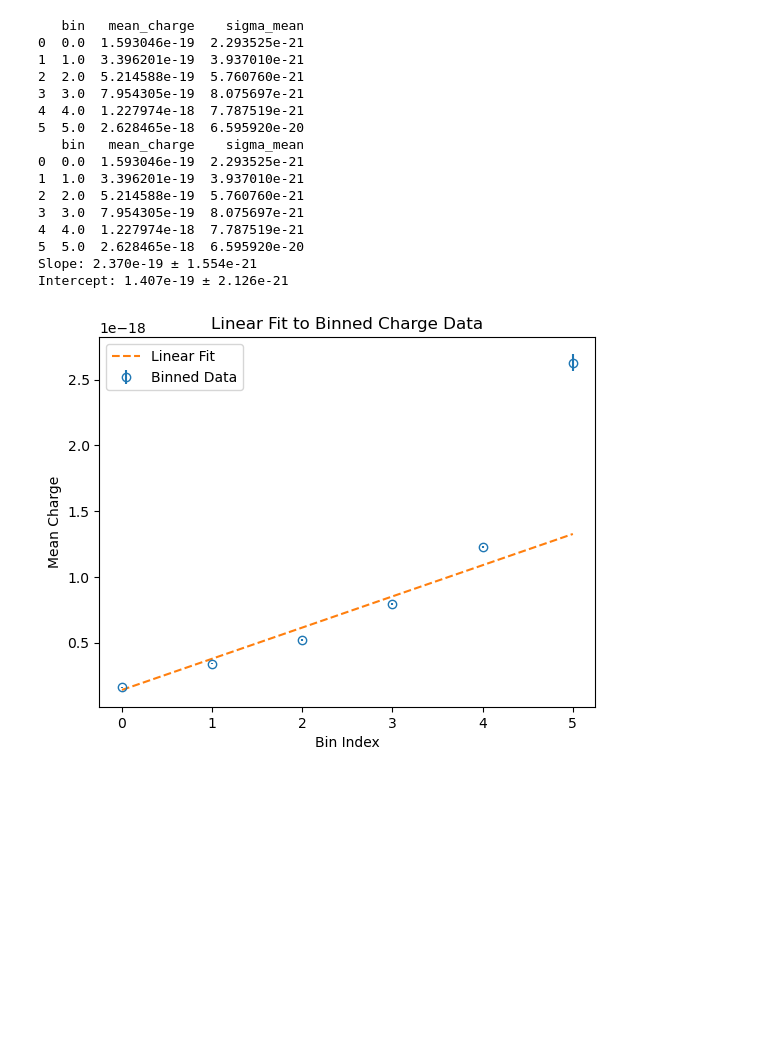
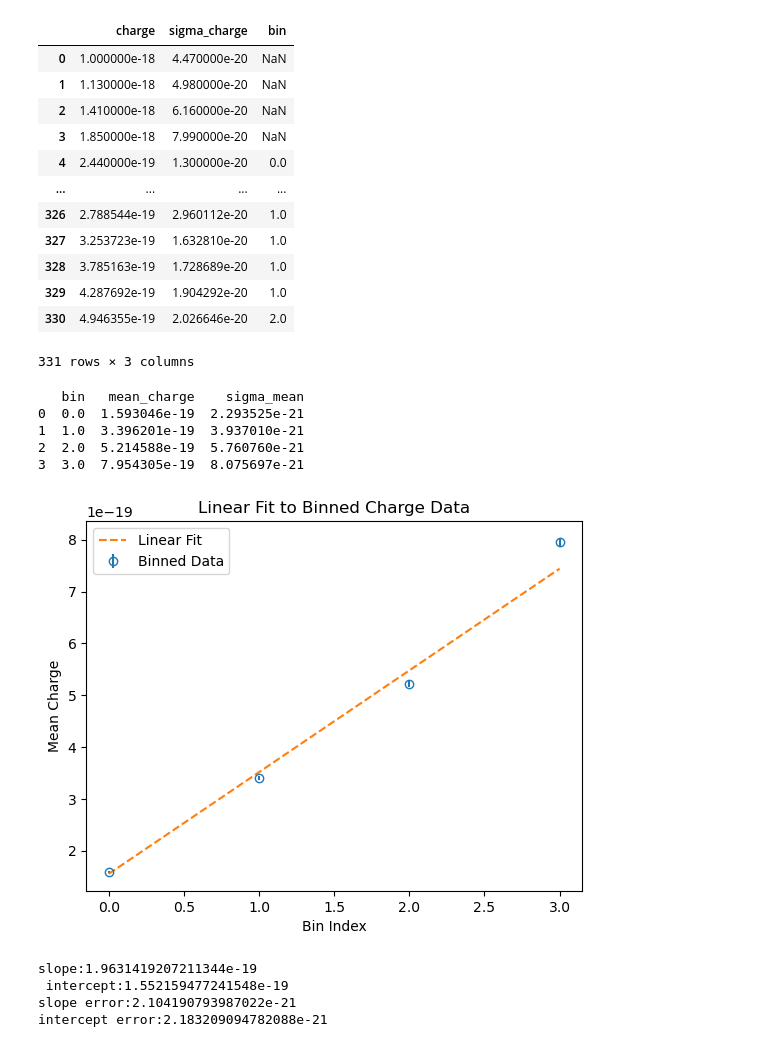
Before and after one commit to Steinburglar/advanced_exp, a Jupyter notebook: FAFO/TestLucas.ipynb, the cells around one changed output. Saved outputs shown, nothing was run; the diff lists cells and outputs as text; code cells hidden in the pictures; blank space fills up the shorter version.

Commit message:
fixed cm correction in velocities, ran combined data analysis

```diff
--- a/FAFO/TestLucas.ipynb
+++ b/FAFO/TestLucas.ipynb
@@ -39,6 +39,7 @@ array([9.02085938e-17, 2.44814385e-16])
 # %%
 class_q, class_sigma_q = dl.load_class_charges("/home/lucas/repos/advanced_exp/Databases/combined_droplets_data.csv")
+print(len(class_q))
 min_x = ideogram(class_q, 1.5*class_sigma_q)
-#min_x = np.delete(min_x, 7)
+min_x = np.delete(min_x, [5,6])
 print(min_x)
 # %% [output]
@@ -48,32 +50,35 @@ print(min_x)
-# %%
-binned_df = bin_charges(class_q, class_sigma_q, min_x)
-bin_means = weighted_average(binned_df)
-print(bin_means)
-bin_means_trim = bin_means.iloc[:]
-print(bin_means_trim)
-slope, intercept, slope_error, intercept_error = linear_fit(bin_means_trim)
-
-# Print results
-print(f"Slope: {slope:.3e} ± {slope_error:.3e}")
-print(f"Intercept: {intercept:.3e} ± {intercept_error:.3e}")
-
-# Plot the results
-plot_binned_data(bin_means_trim, slope, intercept)
-# %% [output]
-   bin   mean_charge    sigma_mean
-0  0.0  1.593046e-19  2.293525e-21
-1  1.0  3.396201e-19  3.937010e-21
-2  2.0  5.214588e-19  5.760760e-21
-3  3.0  7.954305e-19  8.075697e-21
-4  4.0  1.227974e-18  7.787519e-21
-5  5.0  2.628465e-18  6.595920e-20
-   bin   mean_charge    sigma_mean
-0  0.0  1.593046e-19  2.293525e-21
-1  1.0  3.396201e-19  3.937010e-21
-2  2.0  5.214588e-19  5.760760e-21
-3  3.0  7.954305e-19  8.075697e-21
-4  4.0  1.227974e-18  7.787519e-21
-5  5.0  2.628465e-18  6.595920e-20
-Slope: 2.370e-19 ± 1.554e-21
-Intercept: 1.407e-19 ± 2.126e-21
-[figure, removed]
+# %%
+binned_df = bin_charges(class_q, class_sigma_q, min_x)
+display(binned_df)
+averages = weighted_average(binned_df)
+print(averages)
+slope, intercept, slope_error, intercept_error = linear_fit(averages)
+plot_binned_data(averages, slope, intercept)
+print("slope:" + str(slope))
+print(" intercept:" + str(intercept))
+print("slope error:" + str(slope_error))
+print("intercept error:" + str(intercept_error))
+# %% [output]
+|  | charge | sigma_charge | bin |
+| 0 | 1.000000e-18 | 4.470000e-20 | NaN |
+| 1 | 1.130000e-18 | 4.980000e-20 | NaN |
+| 2 | 1.410000e-18 | 6.160000e-20 | NaN |
+| 3 | 1.850000e-18 | 7.990000e-20 | NaN |
+| 4 | 2.440000e-19 | 1.300000e-20 | 0.0 |
+| ... | ... | ... | ... |
+| 326 | 2.788544e-19 | 2.960112e-20 | 1.0 |
+| 327 | 3.253723e-19 | 1.632810e-20 | 1.0 |
+| 328 | 3.785163e-19 | 1.728689e-20 | 1.0 |
+| 329 | 4.287692e-19 | 1.904292e-20 | 1.0 |
+| 330 | 4.946355e-19 | 2.026646e-20 | 2.0 |
+331 rows × 3 columns
+   bin   mean_charge    sigma_mean
+0  0.0  1.593046e-19  2.293525e-21
+1  1.0  3.396201e-19  3.937010e-21
+2  2.0  5.214588e-19  5.760760e-21
+3  3.0  7.954305e-19  8.075697e-21
+[figure, added]
+slope:1.9631419207211344e-19
+ intercept:1.552159477241548e-19
+slope error:2.104190793987022e-21
+intercept error:2.183209094782088e-21
```
Also changed, not shown: parts of 5 cells of this notebook, 2 other files.
